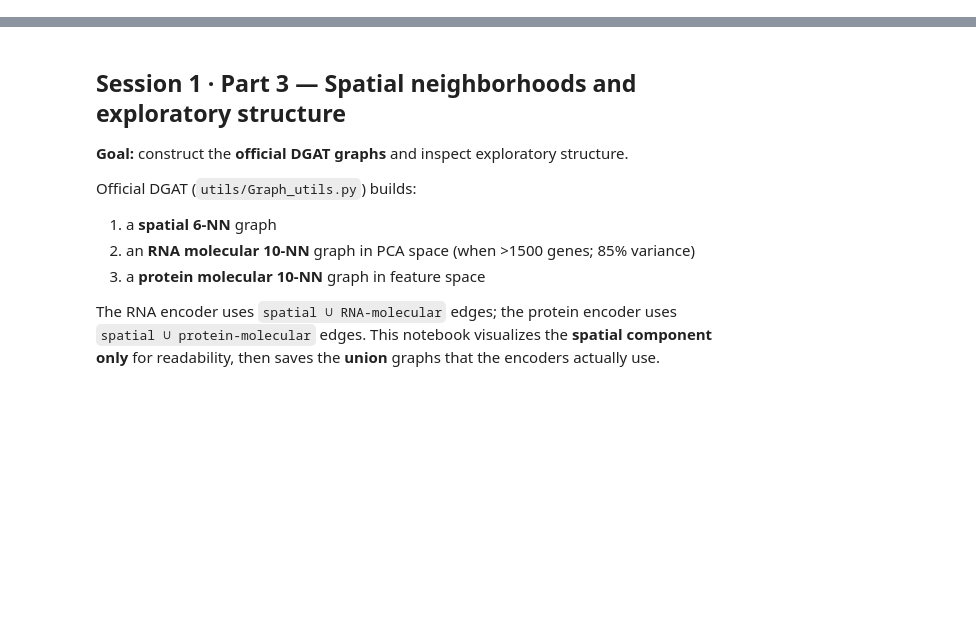
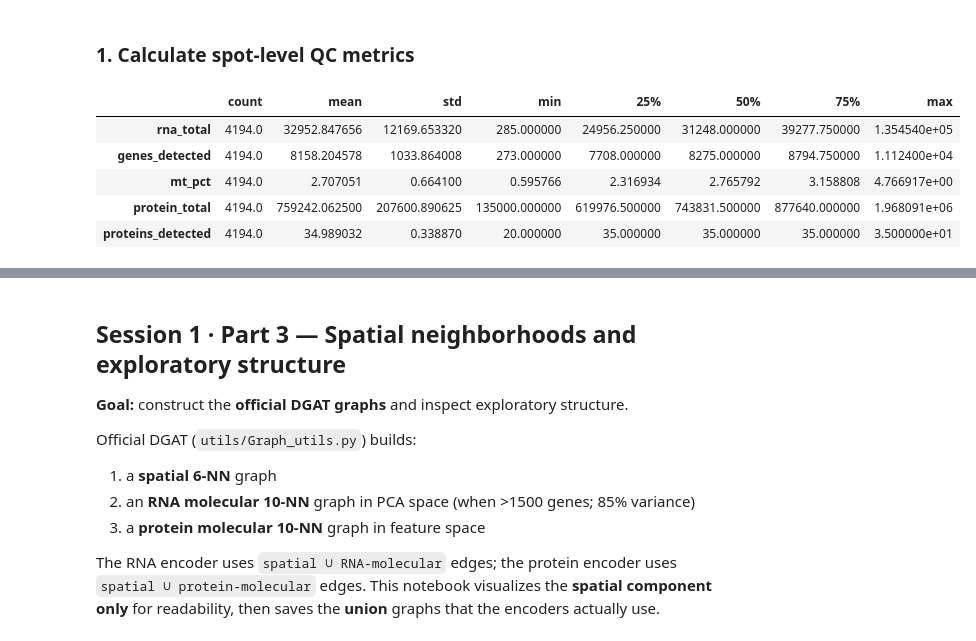
Before and after one commit to osmanbeyoglulab/ECCB-2026-Tutorial, a Jupyter notebook: hands-on_tutorial/notebooks/session_01/session_01_data_and_spatial.ipynb, the cells around one changed output, grey strips where cells are left out. Drawn from its saved outputs; the diff is of its cells as text; code cells hidden in the pictures; blank space fills up the shorter version.

```diff
--- a/hands-on_tutorial/notebooks/session_01/02_spatial_context.ipynb
+++ b/hands-on_tutorial/notebooks/session_01/session_01_data_and_spatial.ipynb
@@ -34,0 +273,33 @@ Tutorial root: /Users/zmengaf/Documents/ECCB tuto/hands-on_tutorial
+# %% [markdown]
+### 1. Calculate spot-level QC metrics
+# %%
+import matplotlib.pyplot as plt
+import numpy as np
+import pandas as pd
+
+from dgat_tutorial.data import load_tutorial_data
+from dgat_tutorial.plotting import plot_qc_overview, plot_raw_vs_normalized
+from dgat_tutorial.processing import (
+    DGAT_MAX_MT_PCT,
+    DGAT_MIN_CELLS_FRACTION,
+    DGAT_MIN_GENES,
+    calculate_qc_metrics,
+    process_modalities_official_dgat,
+    validate_modalities,
+)
+
+dataset = load_tutorial_data(paths.raw_data)
+spots = dataset.spots.copy()
+# Keep every gene/protein column; do not silently drop via select_dtypes.
+transcripts = dataset.transcripts.apply(pd.to_numeric, errors="raise")
+proteins = dataset.proteins.apply(pd.to_numeric, errors="raise")
+validate_modalities(spots, transcripts, proteins)
+qc_before = calculate_qc_metrics(transcripts, proteins)
+qc_before.describe().T
+# %% [output]
+|  | count | mean | std | min | 25% | 50% | 75% | max |
+| rna_total | 4194.0 | 32952.847656 | 12169.653320 | 285.000000 | 24956.250000 | 31248.000000 | 39277.750000 | 1.354540e+05 |
+| genes_detected | 4194.0 | 8158.204578 | 1033.864008 | 273.000000 | 7708.000000 | 8275.000000 | 8794.750000 | 1.112400e+04 |
+| mt_pct | 4194.0 | 2.707051 | 0.664100 | 0.595766 | 2.316934 | 2.765792 | 3.158808 | 4.766917e+00 |
+| protein_total | 4194.0 | 759242.062500 | 207600.890625 | 135000.000000 | 619976.500000 | 743831.500000 | 877640.000000 | 1.968091e+06 |
+| proteins_detected | 4194.0 | 34.989032 | 0.338870 | 20.000000 | 35.000000 | 35.000000 | 35.000000 | 3.500000e+01 |
```
Also changed, not shown: parts of 28 cells of this notebook, 16 other files.
